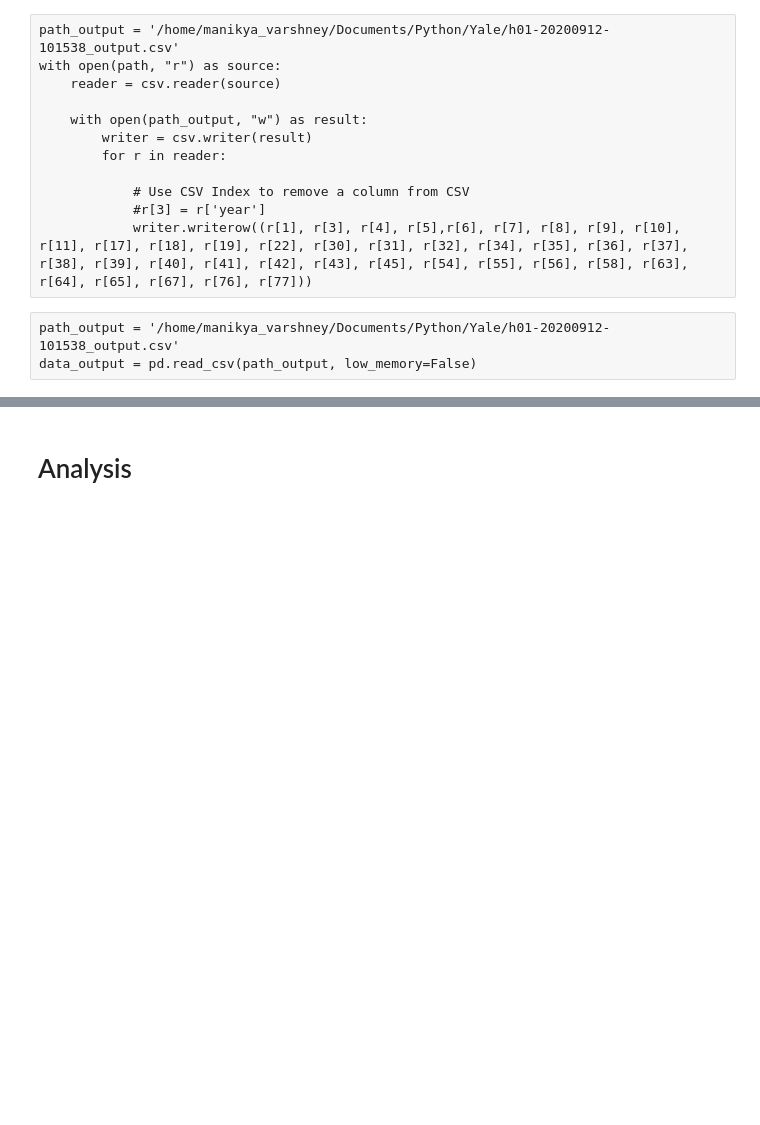
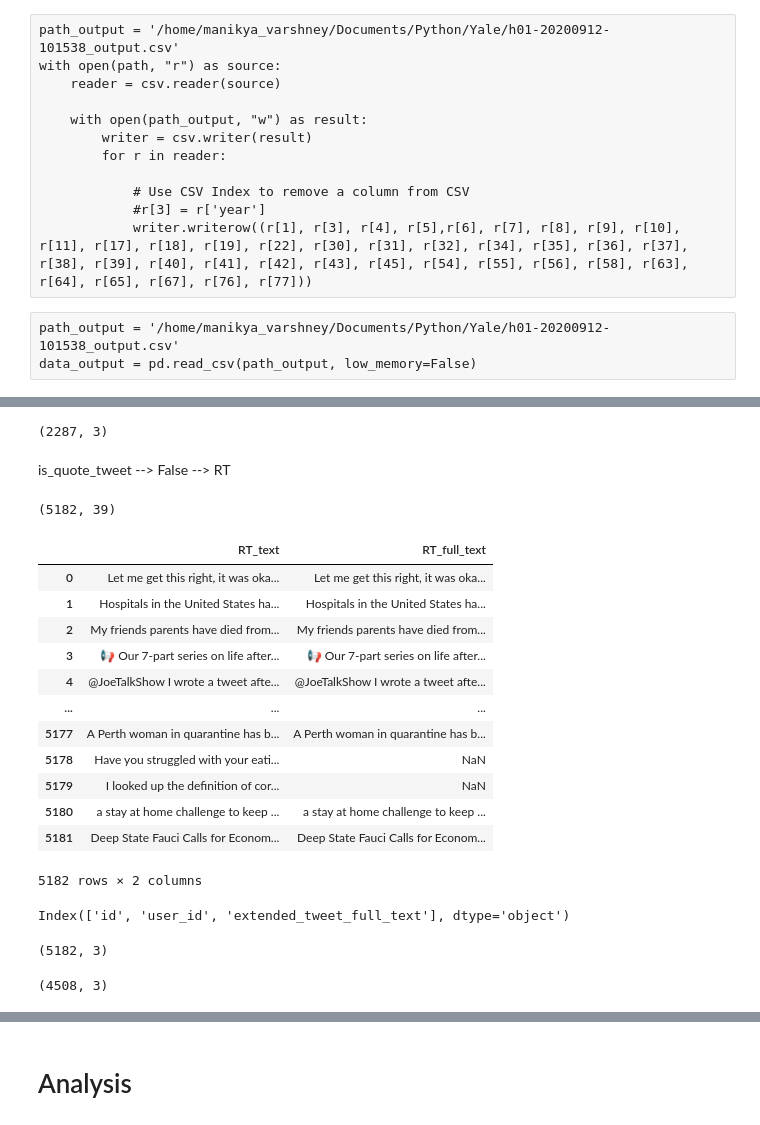
Before and after one commit to Manikya-Varshney/Twitter-Analysis, a Jupyter notebook: Implementation.ipynb, the cells around one changed output, grey strips where cells are left out. Cells and saved outputs as stored; diff of their text form; code cells hidden in the pictures; blank space fills up the shorter version.

```diff
--- a/Implementation.ipynb
+++ b/Implementation.ipynb
@@ -66,0 +83,4 @@ data_en['RT_Flag'] = data_en['text'].str[:2]=='RT'
+# %%
+non_rep.drop_duplicates(['id']).shape
+# %% [output]
+(2287, 3)
@@ -66,0 +89,24 @@ data_en['RT_Flag'] = data_en['text'].str[:2]=='RT'
+# %% [markdown]
+is_quote_tweet --> False --> RT
+# %%
+interim = data_en[np.where((data_en['is_quote_tweet']== False) & (data_en['RT_Flag']== True),True,False)].reset_index(drop=True)
+# %%
+interim.shape
+# %% [output]
+(5182, 39)
+# %%
+interim[['RT_text','RT_full_text']]
+# %% [output]
+|  | RT_text | RT_full_text |
+| 0 | Let me get this right, it was oka... | Let me get this right, it was oka... |
+| 1 | Hospitals in the United States ha... | Hospitals in the United States ha... |
+| 2 | My friends parents have died from... | My friends parents have died from... |
+| 3 | 📢 Our 7-part series on life after... | 📢 Our 7-part series on life after... |
+| 4 | @JoeTalkShow I wrote a tweet afte... | @JoeTalkShow I wrote a tweet afte... |
+| ... | ... | ... |
+| 5177 | A Perth woman in quarantine has b... | A Perth woman in quarantine has b... |
+| 5178 | Have you struggled with your eati... | NaN |
+| 5179 | I looked up the definition of cor... | NaN |
+| 5180 | a stay at home challenge to keep ... | a stay at home challenge to keep ... |
+| 5181 | Deep State Fauci Calls for Econom... | Deep State Fauci Calls for Econom... |
+5182 rows × 2 columns
@@ -66,0 +117,8 @@ data_en['RT_Flag'] = data_en['text'].str[:2]=='RT'
+# %%
+interim.columns = non_rep.columns
+# %% [output]
+Index(['id', 'user_id', 'extended_tweet_full_text'], dtype='object')
+# %%
+interim.shape
+# %% [output]
+(5182, 3)
@@ -66,0 +129,4 @@ data_en['RT_Flag'] = data_en['text'].str[:2]=='RT'
+# %%
+non_rep.shape
+# %% [output]
+(4508, 3)
```
Also changed, not shown: parts of 17 cells of this notebook, 1 other file.
